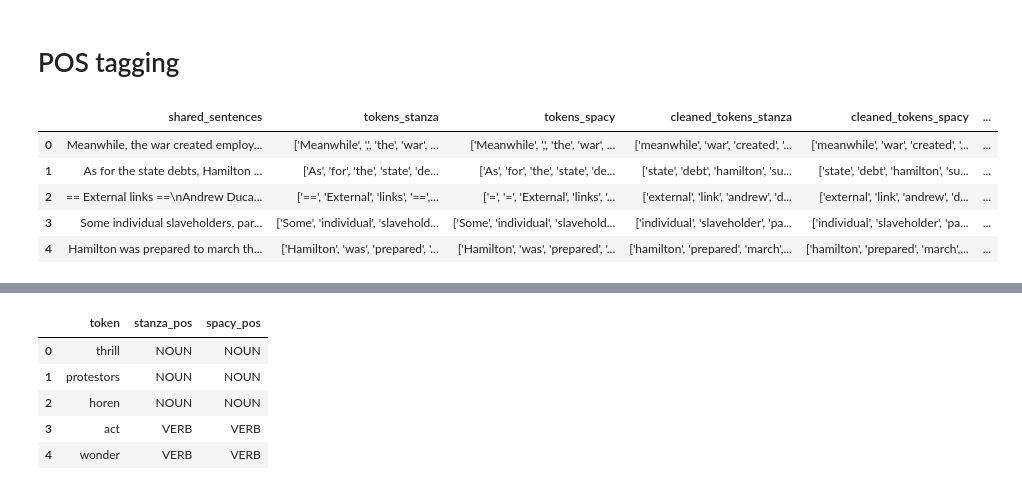
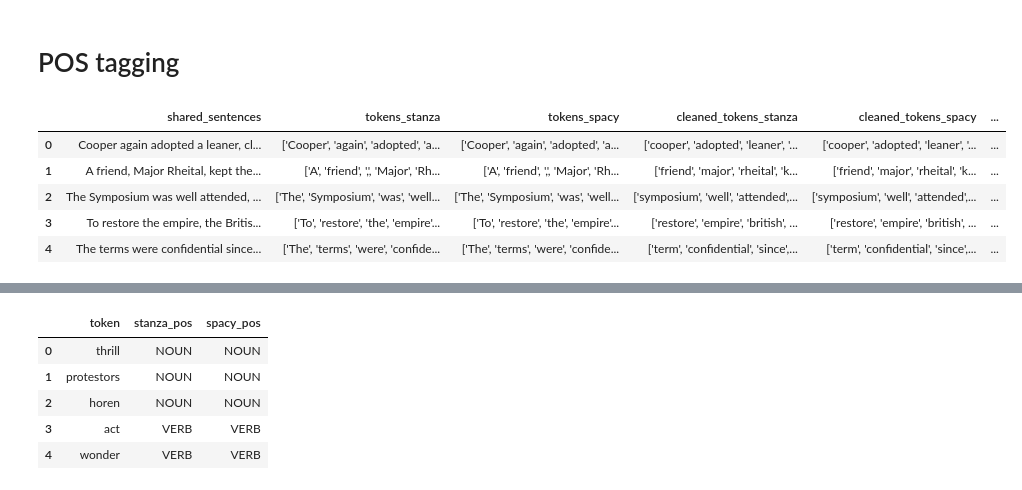
Before and after one commit to AnnaTokareff/data-science-project, a Jupyter notebook: part_2.ipynb, the cells around one changed output, grey strips where cells are left out. Saved outputs shown, nothing was run; the diff lists cells and outputs as text; code cells hidden in the pictures.

```diff
--- a/part_2.ipynb
+++ b/part_2.ipynb
@@ -97,13 +484,14 @@ df.to_csv('part2_dataset.csv', index=False)
 # %% [markdown]
 # POS tagging
 # %%
-df = pd.read_csv('tokenization_after_segmentation.csv')
-df.head()
+# if starting from here:
+# df_after_seg = pd.read_csv('tokenization_after_segmentation.csv')
+# df_after_seg.head()
 # %% [output]
 |  | shared_sentences | tokens_stanza | tokens_spacy | cleaned_tokens_stanza | cleaned_tokens_spacy | ... |
-| 0 | Meanwhile, the war created employ... | ['Meanwhile', ',', 'the', 'war', ... | ['Meanwhile', ',', 'the', 'war', ... | ['meanwhile', 'war', 'created', '... | ['meanwhile', 'war', 'created', '... | ... |
-| 1 | As for the state debts, Hamilton ... | ['As', 'for', 'the', 'state', 'de... | ['As', 'for', 'the', 'state', 'de... | ['state', 'debt', 'hamilton', 'su... | ['state', 'debt', 'hamilton', 'su... | ... |
-| 2 | == External links ==\nAndrew Duca... | ['==', 'External', 'links', '==',... | ['=', '=', 'External', 'links', '... | ['external', 'link', 'andrew', 'd... | ['external', 'link', 'andrew', 'd... | ... |
-| 3 | Some individual slaveholders, par... | ['Some', 'individual', 'slavehold... | ['Some', 'individual', 'slavehold... | ['individual', 'slaveholder', 'pa... | ['individual', 'slaveholder', 'pa... | ... |
-| 4 | Hamilton was prepared to march th... | ['Hamilton', 'was', 'prepared', '... | ['Hamilton', 'was', 'prepared', '... | ['hamilton', 'prepared', 'march',... | ['hamilton', 'prepared', 'march',... | ... |
+| 0 | Cooper again adopted a leaner, cl... | ['Cooper', 'again', 'adopted', 'a... | ['Cooper', 'again', 'adopted', 'a... | ['cooper', 'adopted', 'leaner', '... | ['cooper', 'adopted', 'leaner', '... | ... |
+| 1 | A friend, Major Rheital, kept the... | ['A', 'friend', ',', 'Major', 'Rh... | ['A', 'friend', ',', 'Major', 'Rh... | ['friend', 'major', 'rheital', 'k... | ['friend', 'major', 'rheital', 'k... | ... |
+| 2 | The Symposium was well attended, ... | ['The', 'Symposium', 'was', 'well... | ['The', 'Symposium', 'was', 'well... | ['symposium', 'well', 'attended',... | ['symposium', 'well', 'attended',... | ... |
+| 3 | To restore the empire, the Britis... | ['To', 'restore', 'the', 'empire'... | ['To', 'restore', 'the', 'empire'... | ['restore', 'empire', 'british', ... | ['restore', 'empire', 'british', ... | ... |
+| 4 | The terms were confidential since... | ['The', 'terms', 'were', 'confide... | ['The', 'terms', 'were', 'confide... | ['term', 'confidential', 'since',... | ['term', 'confidential', 'since',... | ... |
 # %%
```
Also changed, not shown: parts of 24 cells of this notebook, 1 other file.
